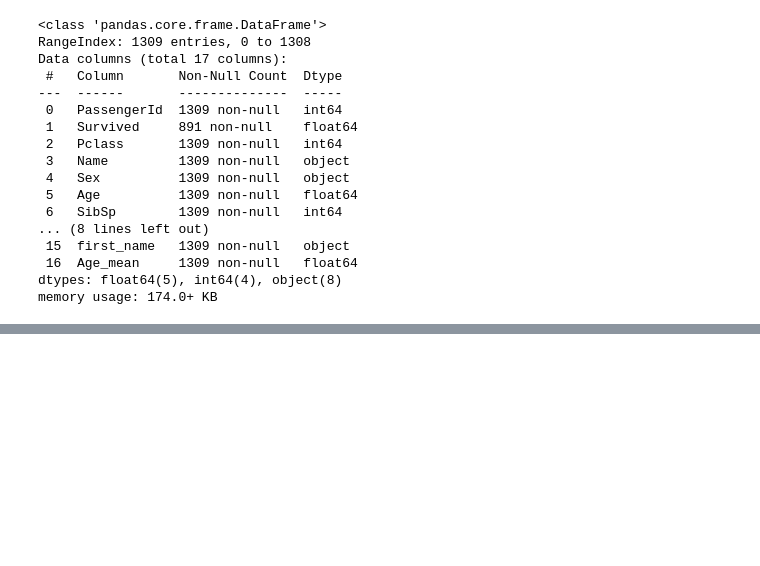
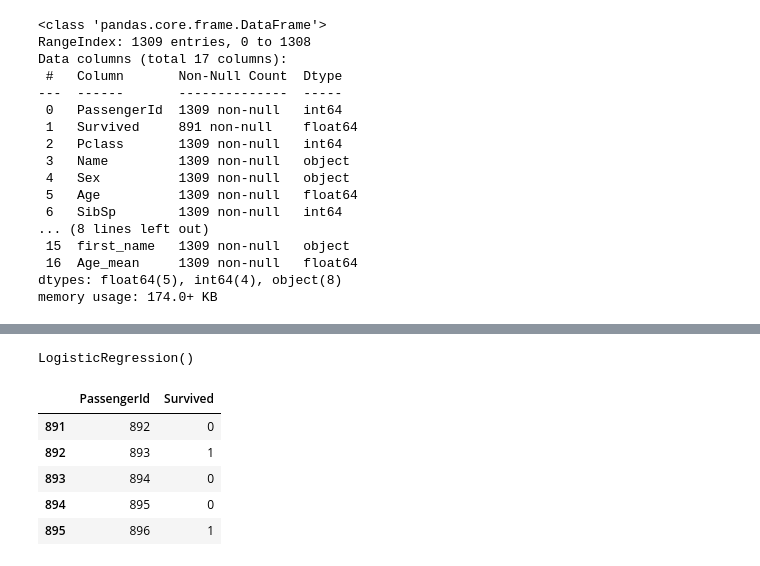
Before and after one commit to freshmea/kuIotBigdataClass, a Jupyter notebook: pytorch/kaggle_titanic2.ipynb, the cells around one changed output, grey strips where cells are left out. Cells and saved outputs as stored; diff of their text form; code cells hidden in the pictures; blank space fills up the shorter version.

```diff
--- a/pytorch/kaggle_titanic2.ipynb
+++ b/pytorch/kaggle_titanic2.ipynb
@@ -422,3 +422,6 @@ Data columns (total 17 columns):
  16  Age_mean     1309 non-null   float64
 dtypes: float64(5), int64(4), object(8)
 memory usage: 174.0+ KB
+# %%
+all_df.drop("Cabin", axis=1, inplace=True)
+all_df.info()
@@ -424,0 +446,32 @@ memory usage: 174.0+ KB
+# %%
+predictors = ["Pclass", "Age", "Fare", "Embarked", "hornorific"]
+outcome = "Survived"
+
+X = all_df[predictors]
+y = all_df[outcome]
+X_oneHot = pd.get_dummies(X, columns=['Embarked', 'hornorific'], drop_first=True)
+X_oneHot = pd.DataFrame(StandardScaler().fit_transform(X_oneHot))
+X_train = X_oneHot.iloc[:891, :]
+X_test = X_oneHot.iloc[891:, :]
+y_train = y.iloc[:891]
+y_test = y.iloc[891:]
+# %%
+from sklearn.linear_model import LogisticRegression
+model = LogisticRegression()
+model.fit(X_train, y_train)
+# %% [output]
+LogisticRegression()
+# %%
+y_pred = model.predict(X_test)
+passengerId = test["PassengerId"]
+submission = pd.DataFrame({"PassengerId": passengerId, "Survived": y_pred})
+submission = submission.astype(int)
+submission.to_csv("submission.csv", index=False)
+submission.head()
+# %% [output]
+|  | PassengerId | Survived |
+| 891 | 892 | 0 |
+| 892 | 893 | 1 |
+| 893 | 894 | 0 |
+| 894 | 895 | 0 |
+| 895 | 896 | 1 |
```
Also changed, not shown: parts of 2 cells of this notebook.
